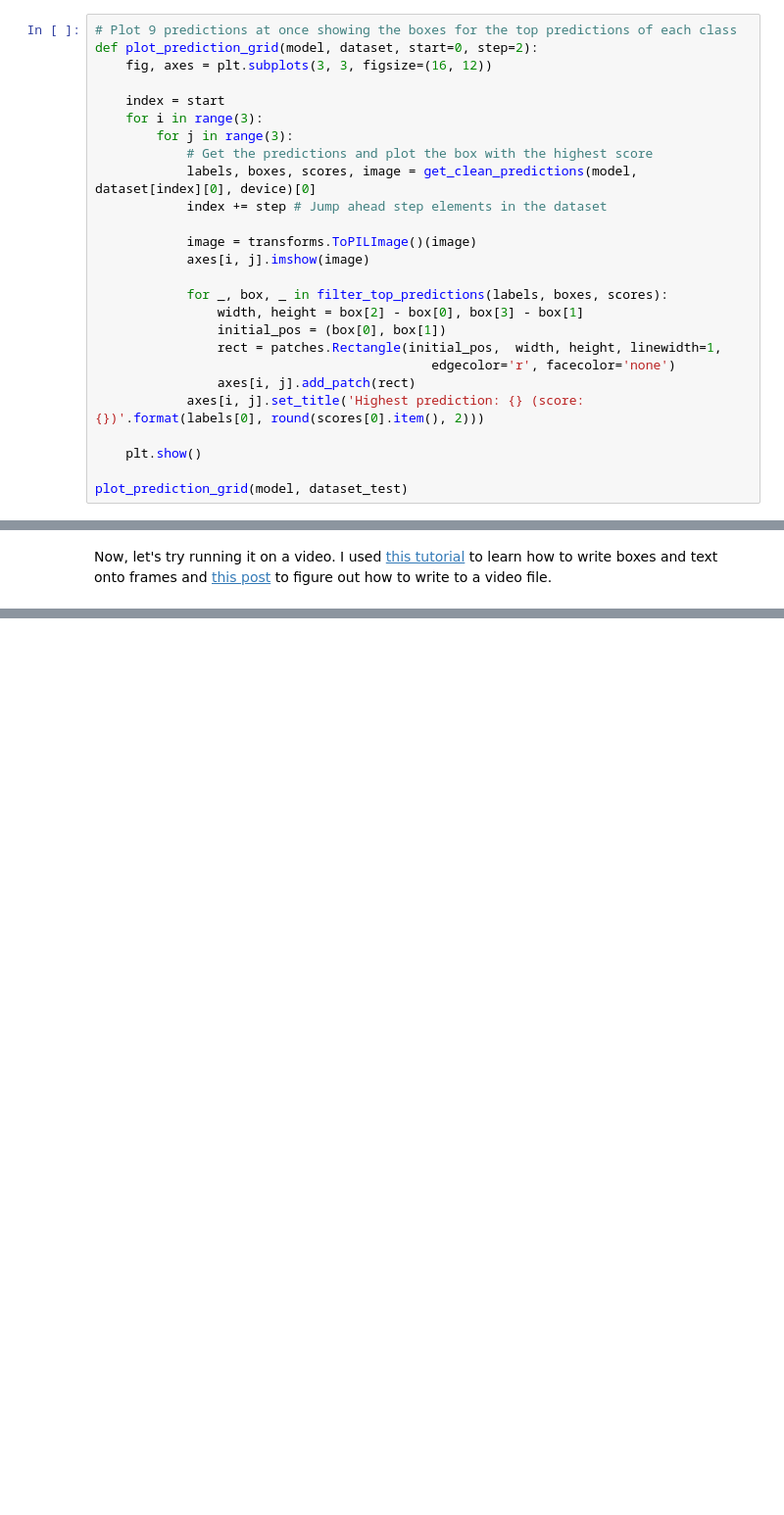
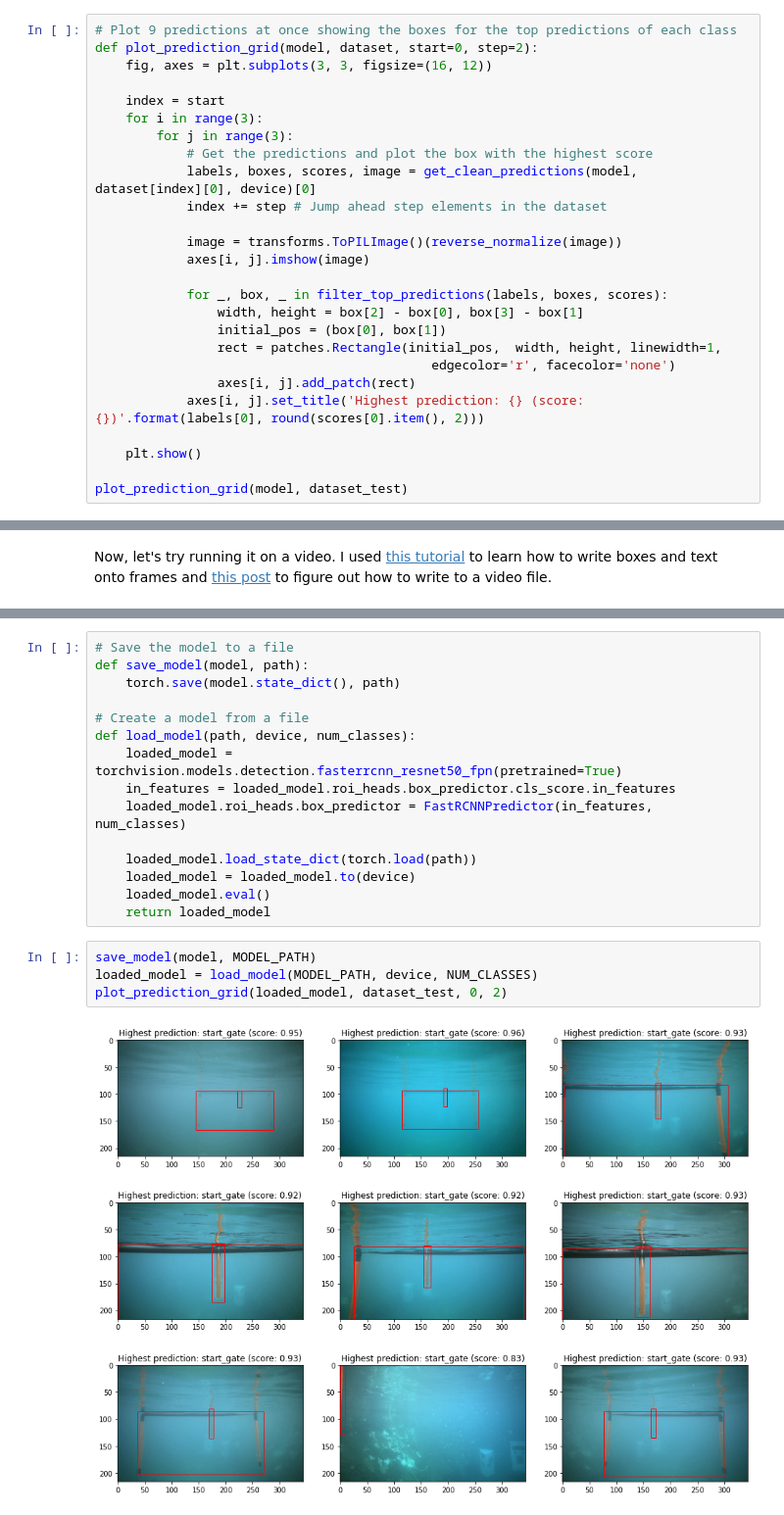
Before and after one commit to alankbi/python-notebooks, a Jupyter notebook: robotics/gate_detection.ipynb, the cells around one changed output, grey strips where cells are left out. Shown at 98% size. Cells and saved outputs as stored; diff of their text form; blank space fills up the shorter version.

```diff
--- a/robotics/gate_detection.ipynb
+++ b/robotics/gate_detection.ipynb
@@ -469,7 +503,7 @@ def plot_prediction_grid(model, dataset, start=0, step=2):
             labels, boxes, scores, image = get_clean_predictions(model, dataset[index][0], device)[0]
             index += step # Jump ahead step elements in the dataset
 
-            image = transforms.ToPILImage()(image)
+            image = transforms.ToPILImage()(reverse_normalize(image))
             axes[i, j].imshow(image)
 
             for _, box, _ in filter_top_predictions(labels, boxes, scores):
@@ -572,0 +603,21 @@ detect_video(model, device, VIDEO_1, VIDEO_1_OUTPUT)
+# %%
+# Save the model to a file
+def save_model(model, path):
+    torch.save(model.state_dict(), path)
+
+# Create a model from a file
+def load_model(path, device, num_classes):
+    loaded_model = torchvision.models.detection.fasterrcnn_resnet50_fpn(pretrained=True)
+    in_features = loaded_model.roi_heads.box_predictor.cls_score.in_features
+    loaded_model.roi_heads.box_predictor = FastRCNNPredictor(in_features, num_classes)
+
+    loaded_model.load_state_dict(torch.load(path))
+    loaded_model = loaded_model.to(device)
+    loaded_model.eval()
+    return loaded_model
+# %%
+save_model(model, MODEL_PATH)
+loaded_model = load_model(MODEL_PATH, device, NUM_CLASSES)
+plot_prediction_grid(loaded_model, dataset_test, 0, 2)
+# %% [output]
+[figure, added]
```
Also changed, not shown: parts of 18 cells of this notebook.
